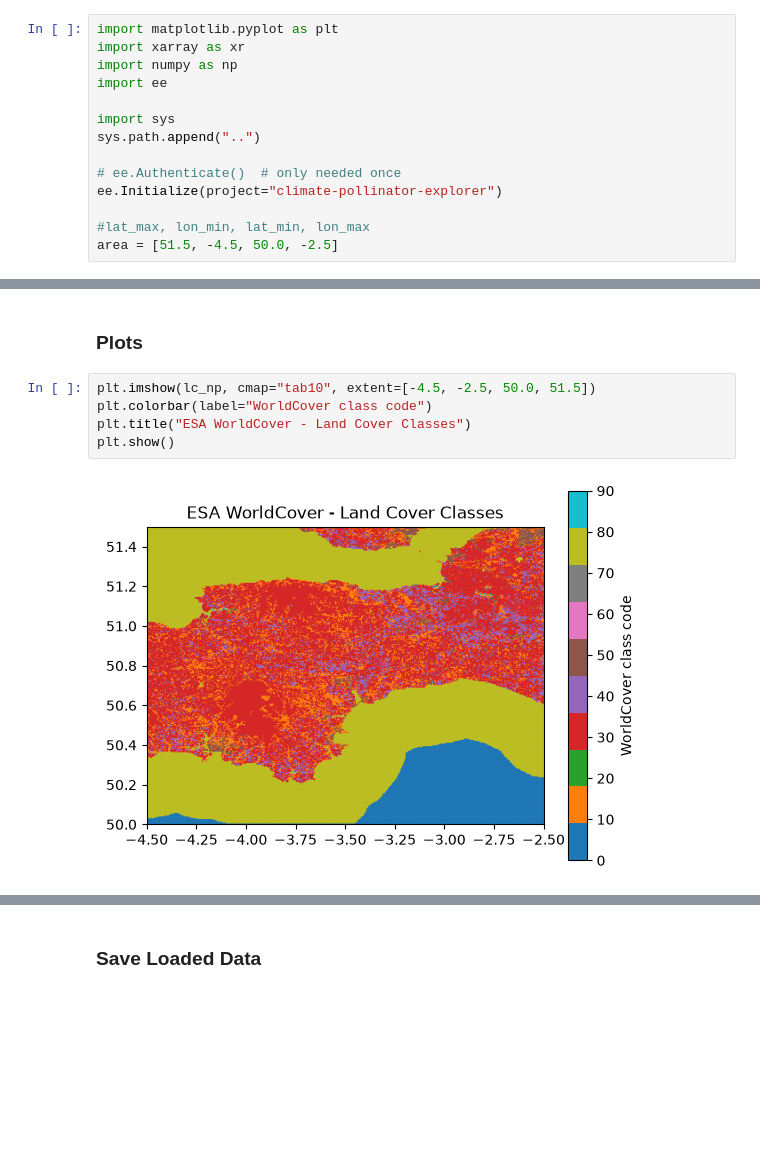
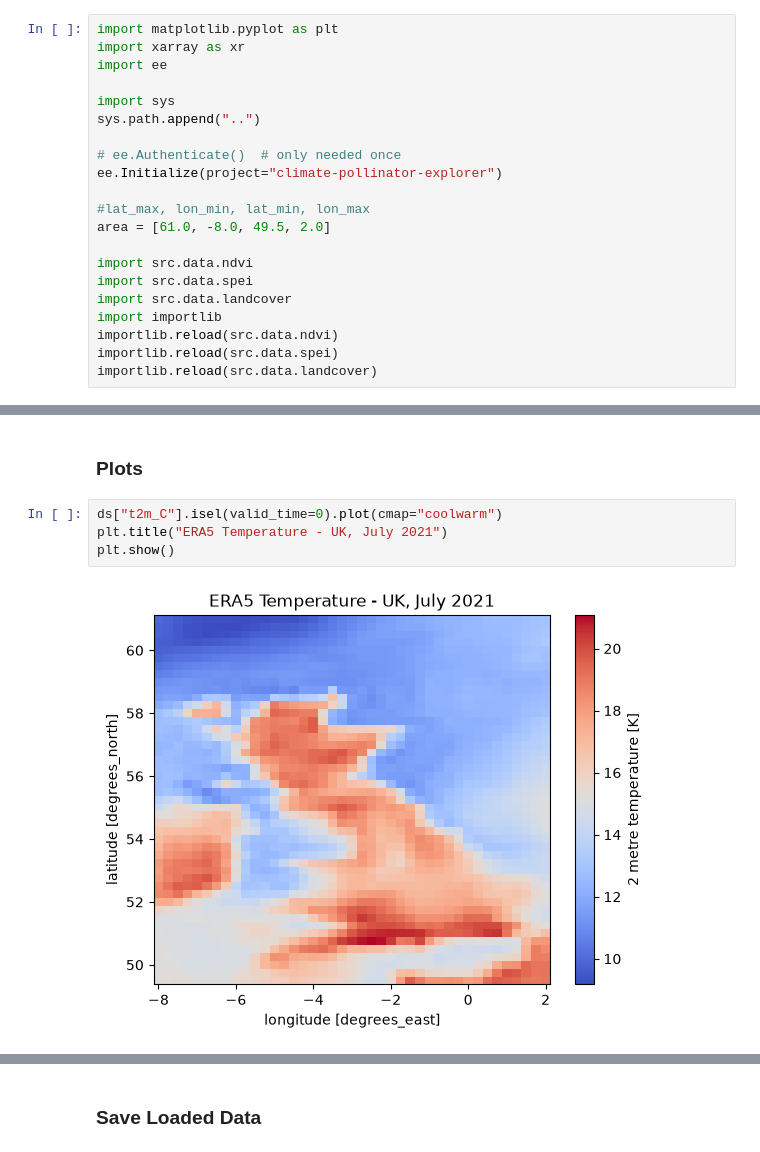
Before and after one commit to Alfie5640/climatePollinatorExplorer, a Jupyter notebook: backend/notebooks/01_era5_pilot.ipynb, the cells around one changed output, grey strips where cells are left out. Drawn from its saved outputs; the diff is of its cells as text; blank space fills up the shorter version.

```diff
--- a/backend/notebooks/01_era5_pilot.ipynb
+++ b/backend/notebooks/01_era5_pilot.ipynb
@@ -3,7 +3,6 @@
 # %%
 import matplotlib.pyplot as plt
 import xarray as xr
-import numpy as np
 import ee
 
 import sys
@@ -13,4 +12,12 @@ sys.path.append("..")
 ee.Initialize(project="climate-pollinator-explorer")
 
 #lat_max, lon_min, lat_min, lon_max
-area = [51.5, -4.5, 50.0, -2.5]
+area = [61.0, -8.0, 49.5, 2.0]
+
+import src.data.ndvi
+import src.data.spei
+import src.data.landcover
+import importlib
+importlib.reload(src.data.ndvi)
+importlib.reload(src.data.spei)
+importlib.reload(src.data.landcover)
@@ -119,11 +121,10 @@ print(flowering_score(7))
 # %% [markdown]
 ### Plots
 # %%
-plt.imshow(lc_np, cmap="tab10", extent=[-4.5, -2.5, 50.0, 51.5])
-plt.colorbar(label="WorldCover class code")
-plt.title("ESA WorldCover - Land Cover Classes")
+ds["t2m_C"].isel(valid_time=0).plot(cmap="coolwarm")
+plt.title("ERA5 Temperature - UK, July 2021")
 plt.show()
 # %% [output]
-[figure, old version]
+[figure, new version]
 # %%
 spei_regridded["spei"].plot(cmap="BrBG")
```
Also changed, not shown: parts of 12 cells of this notebook, 4 other files.
